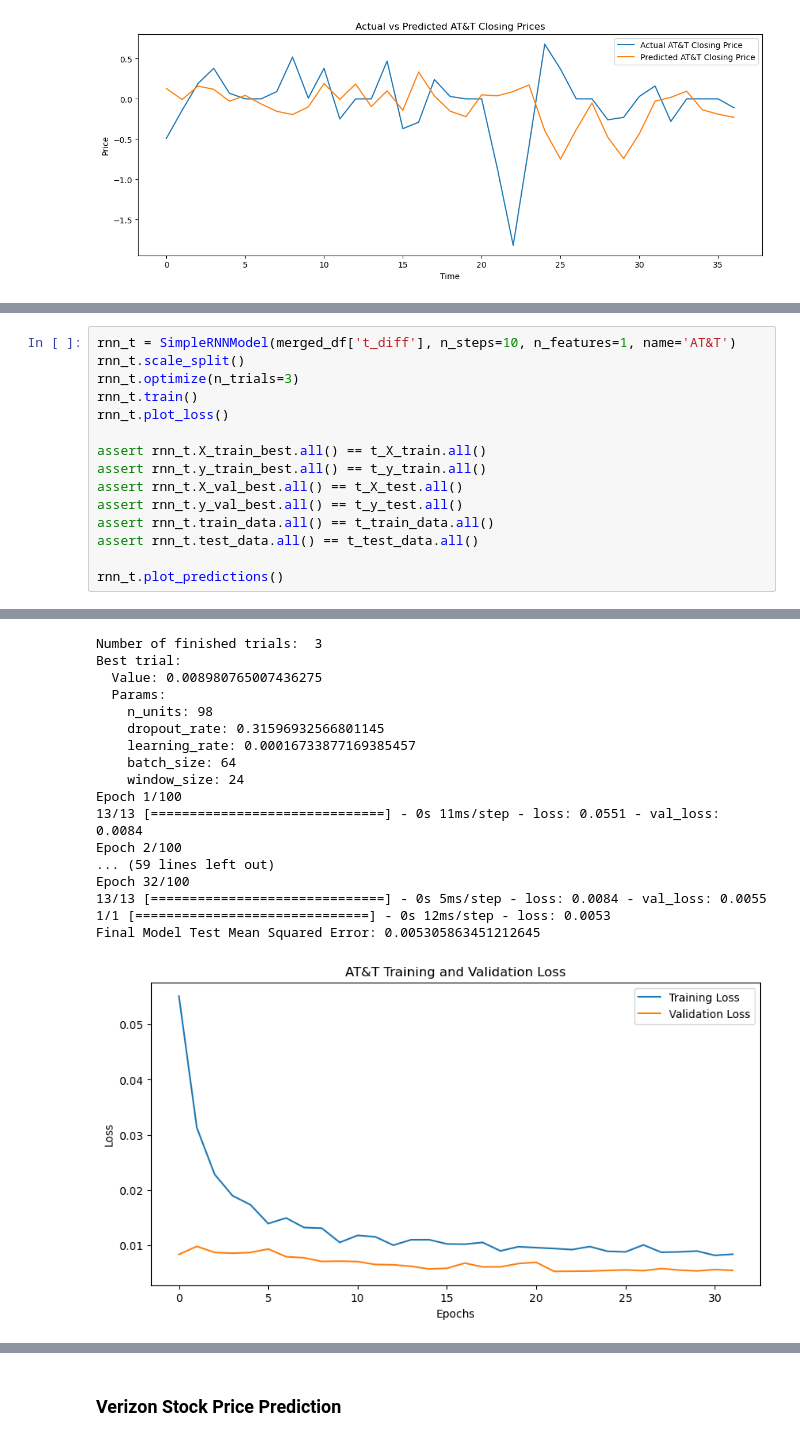
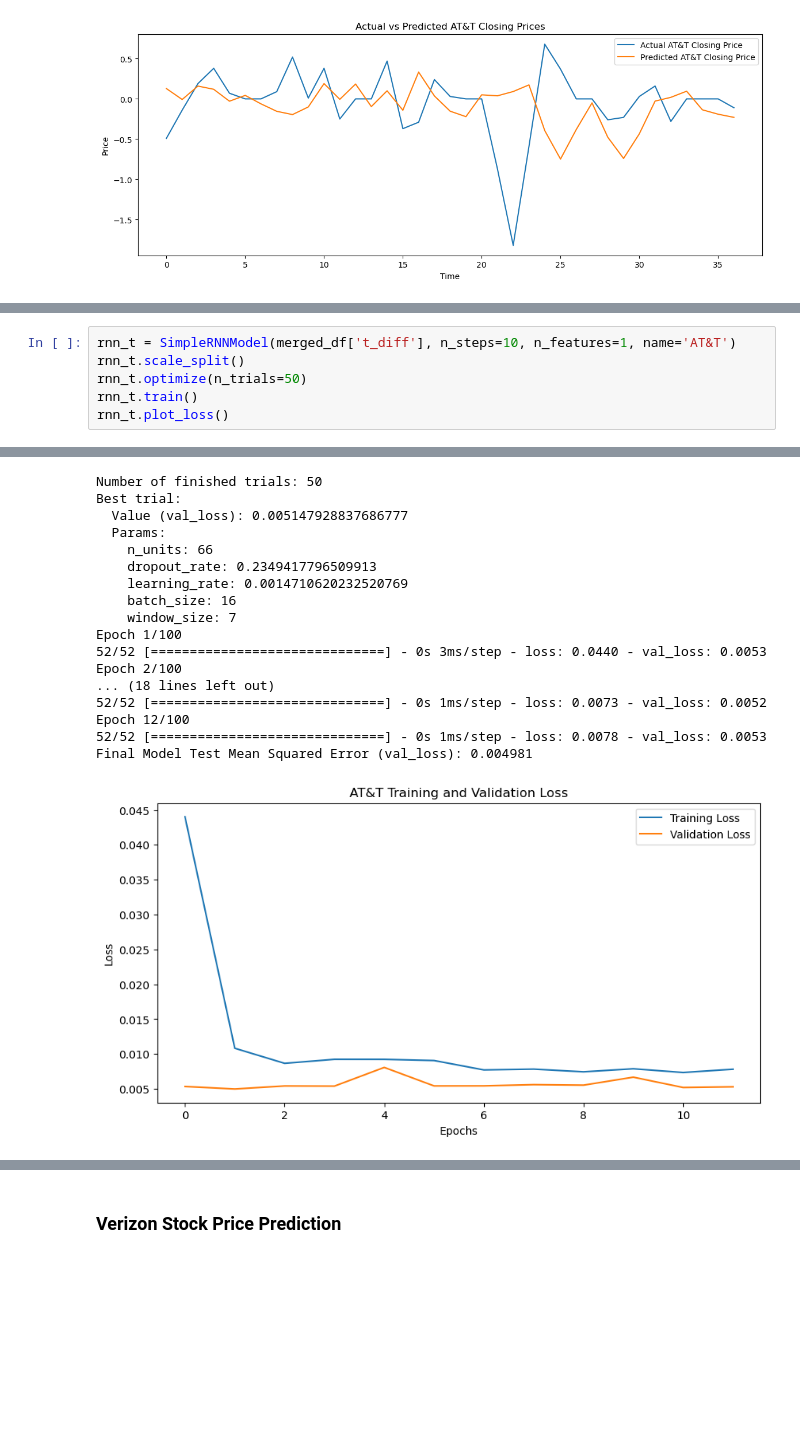
Before and after one commit to tacotuesday/time-series-stock-forecasting, a Jupyter notebook: 03-deep-learning/notebooks/deep-learning.ipynb, the cells around one changed output, grey strips where cells are left out. Saved outputs shown, nothing was run; the diff lists cells and outputs as text; blank space fills up the shorter version.

```diff
--- a/03-deep-learning/notebooks/deep-learning.ipynb
+++ b/03-deep-learning/notebooks/deep-learning.ipynb
@@ -506,16 +676,7 @@ class SimpleRNNModel:
 # %%
 rnn_t = SimpleRNNModel(merged_df['t_diff'], n_steps=10, n_features=1, name='AT&T')
 rnn_t.scale_split()
-rnn_t.optimize(n_trials=3)
+rnn_t.optimize(n_trials=50)
 rnn_t.train()
 rnn_t.plot_loss()
-
-assert rnn_t.X_train_best.all() == t_X_train.all()
-assert rnn_t.y_train_best.all() == t_y_train.all()
-assert rnn_t.X_val_best.all() == t_X_test.all()
-assert rnn_t.y_val_best.all() == t_y_test.all()
-assert rnn_t.train_data.all() == t_train_data.all()
-assert rnn_t.test_data.all() == t_test_data.all()
-
-rnn_t.plot_predictions()
 # %% [output]
@@ -526,18 +700,18 @@ rnn_t.plot_predictions()
-Number of finished trials:  3
+Number of finished trials: 50
 Best trial:
-  Value: 0.008980765007436275
+  Value (val_loss): 0.005147928837686777
   Params:
-    n_units: 98
-    dropout_rate: 0.31596932566801145
-    learning_rate: 0.00016733877169385457
-    batch_size: 64
-    window_size: 24
+    n_units: 66
+    dropout_rate: 0.2349417796509913
+    learning_rate: 0.0014710620232520769
+    batch_size: 16
+    window_size: 7
 Epoch 1/100
-13/13 [==============================] - 0s 11ms/step - loss: 0.0551 - val_loss: 0.0084
+52/52 [==============================] - 0s 3ms/step - loss: 0.0440 - val_loss: 0.0053
 Epoch 2/100
-... (59 lines left out)
-Epoch 32/100
-13/13 [==============================] - 0s 5ms/step - loss: 0.0084 - val_loss: 0.0055
-1/1 [==============================] - 0s 12ms/step - loss: 0.0053
-Final Model Test Mean Squared Error: 0.005305863451212645
+... (18 lines left out)
+52/52 [==============================] - 0s 1ms/step - loss: 0.0073 - val_loss: 0.0052
+Epoch 12/100
+52/52 [==============================] - 0s 1ms/step - loss: 0.0078 - val_loss: 0.0053
+Final Model Test Mean Squared Error (val_loss): 0.004981
-[figure, old version]
+[figure, new version]
```
Also changed, not shown: parts of 5 cells of this notebook.
